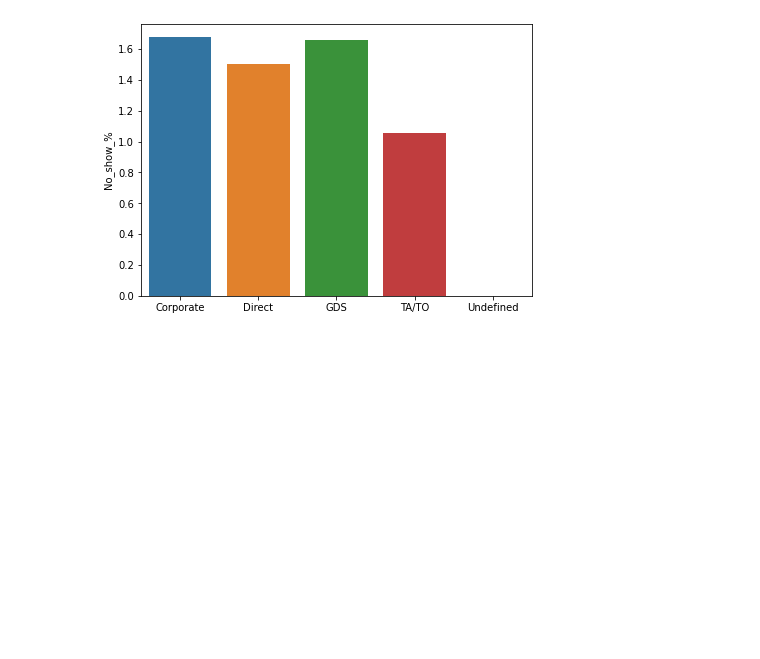
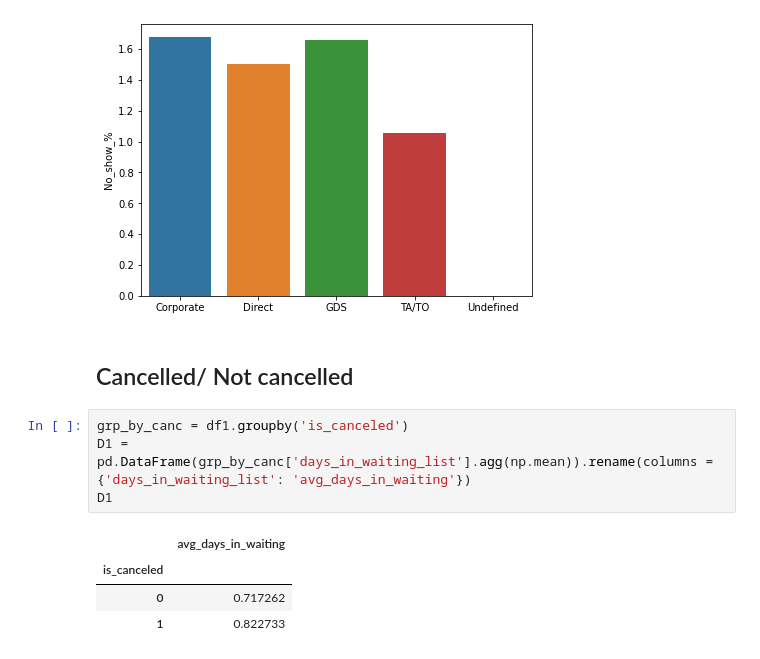
Before and after one commit to Neerajdataguy/EDA-Hotel-Booking, a Jupyter notebook: EDA(Group)_Hotel_Booking_Analysis_Capstone_Project.ipynb, the cells around one changed output. Drawn from its saved outputs; the diff is of its cells as text; blank space fills up the shorter version.

```diff
--- a/EDA(Group)_Hotel_Booking_Analysis_Capstone_Project.ipynb
+++ b/EDA(Group)_Hotel_Booking_Analysis_Capstone_Project.ipynb
@@ -360,3 +360,14 @@ sns.barplot(x = d10.index, y = d10['No_show_%'])
 # %% [output]
 <matplotlib.axes._subplots.AxesSubplot at 0x...>
 [figure]
+# %% [markdown]
+## Cancelled/ Not cancelled
+# %%
+grp_by_canc = df1.groupby('is_canceled')
+D1 = pd.DataFrame(grp_by_canc['days_in_waiting_list'].agg(np.mean)).rename(columns = {'days_in_waiting_list': 'avg_days_in_waiting'})
+D1
+# %% [output]
+|  | avg_days_in_waiting |
+| is_canceled |  |
+| 0 | 0.717262 |
+| 1 | 0.822733 |
```
Also changed, not shown: parts of 2 cells of this notebook.
